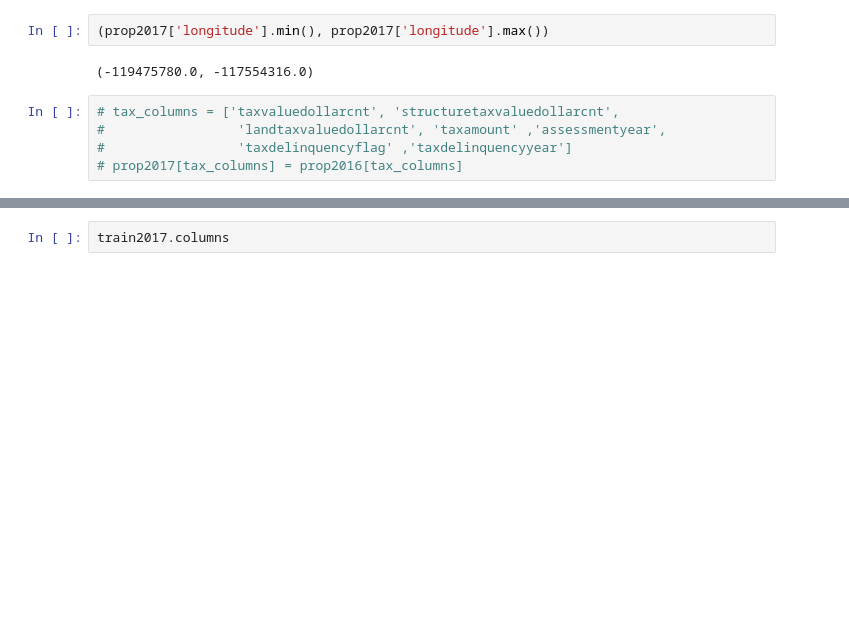
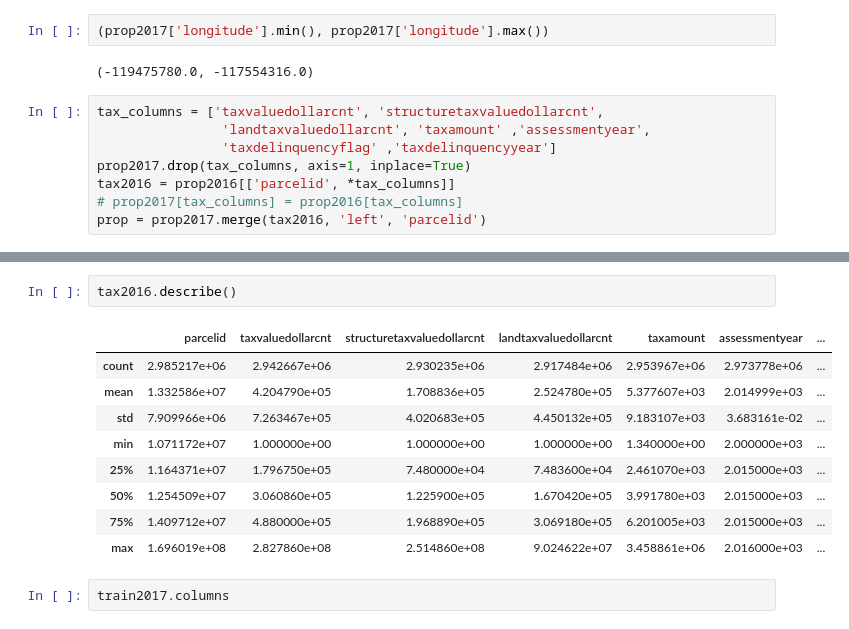
Before and after one commit to Rogue-Y/kaggle-zillow, a Jupyter notebook: 2017 Data.ipynb, the cells around one changed output, grey strips where cells are left out. Cells and saved outputs as stored; diff of their text form; blank space fills up the shorter version.

```diff
--- a/2017 Data.ipynb
+++ b/2017 Data.ipynb
@@ -17,7 +17,10 @@ prop2017 = pd.read_csv('data/properties_2017.csv')
 # %% [output]
 (-119475780.0, -117554316.0)
 # %%
-# tax_columns = ['taxvaluedollarcnt', 'structuretaxvaluedollarcnt',
-#                 'landtaxvaluedollarcnt', 'taxamount' ,'assessmentyear',
-#                 'taxdelinquencyflag' ,'taxdelinquencyyear']
+tax_columns = ['taxvaluedollarcnt', 'structuretaxvaluedollarcnt',
+                'landtaxvaluedollarcnt', 'taxamount' ,'assessmentyear',
+                'taxdelinquencyflag' ,'taxdelinquencyyear']
+prop2017.drop(tax_columns, axis=1, inplace=True)
+tax2016 = prop2016[['parcelid', *tax_columns]]
 # prop2017[tax_columns] = prop2016[tax_columns]
+prop = prop2017.merge(tax2016, 'left', 'parcelid')
@@ -24,3 +39,15 @@ prop2017 = pd.read_csv('data/properties_2017.csv')
+# %%
+tax2016.describe()
+# %% [output]
+|  | parcelid | taxvaluedollarcnt | structuretaxvaluedollarcnt | landtaxvaluedollarcnt | taxamount | assessmentyear | ... |
+| count | 2.985217e+06 | 2.942667e+06 | 2.930235e+06 | 2.917484e+06 | 2.953967e+06 | 2.973778e+06 | ... |
+| mean | 1.332586e+07 | 4.204790e+05 | 1.708836e+05 | 2.524780e+05 | 5.377607e+03 | 2.014999e+03 | ... |
+| std | 7.909966e+06 | 7.263467e+05 | 4.020683e+05 | 4.450132e+05 | 9.183107e+03 | 3.683161e-02 | ... |
+| min | 1.071172e+07 | 1.000000e+00 | 1.000000e+00 | 1.000000e+00 | 1.340000e+00 | 2.000000e+03 | ... |
+| 25% | 1.164371e+07 | 1.796750e+05 | 7.480000e+04 | 7.483600e+04 | 2.461070e+03 | 2.015000e+03 | ... |
+| 50% | 1.254509e+07 | 3.060860e+05 | 1.225900e+05 | 1.670420e+05 | 3.991780e+03 | 2.015000e+03 | ... |
+| 75% | 1.409712e+07 | 4.880000e+05 | 1.968890e+05 | 3.069180e+05 | 6.201005e+03 | 2.015000e+03 | ... |
+| max | 1.696019e+08 | 2.827860e+08 | 2.514860e+08 | 9.024622e+07 | 3.458861e+06 | 2.016000e+03 | ... |
 # %%
 train2017.columns
 # %% [output]
```
Also changed, not shown: parts of 1 cell of this notebook, 3 other files.
